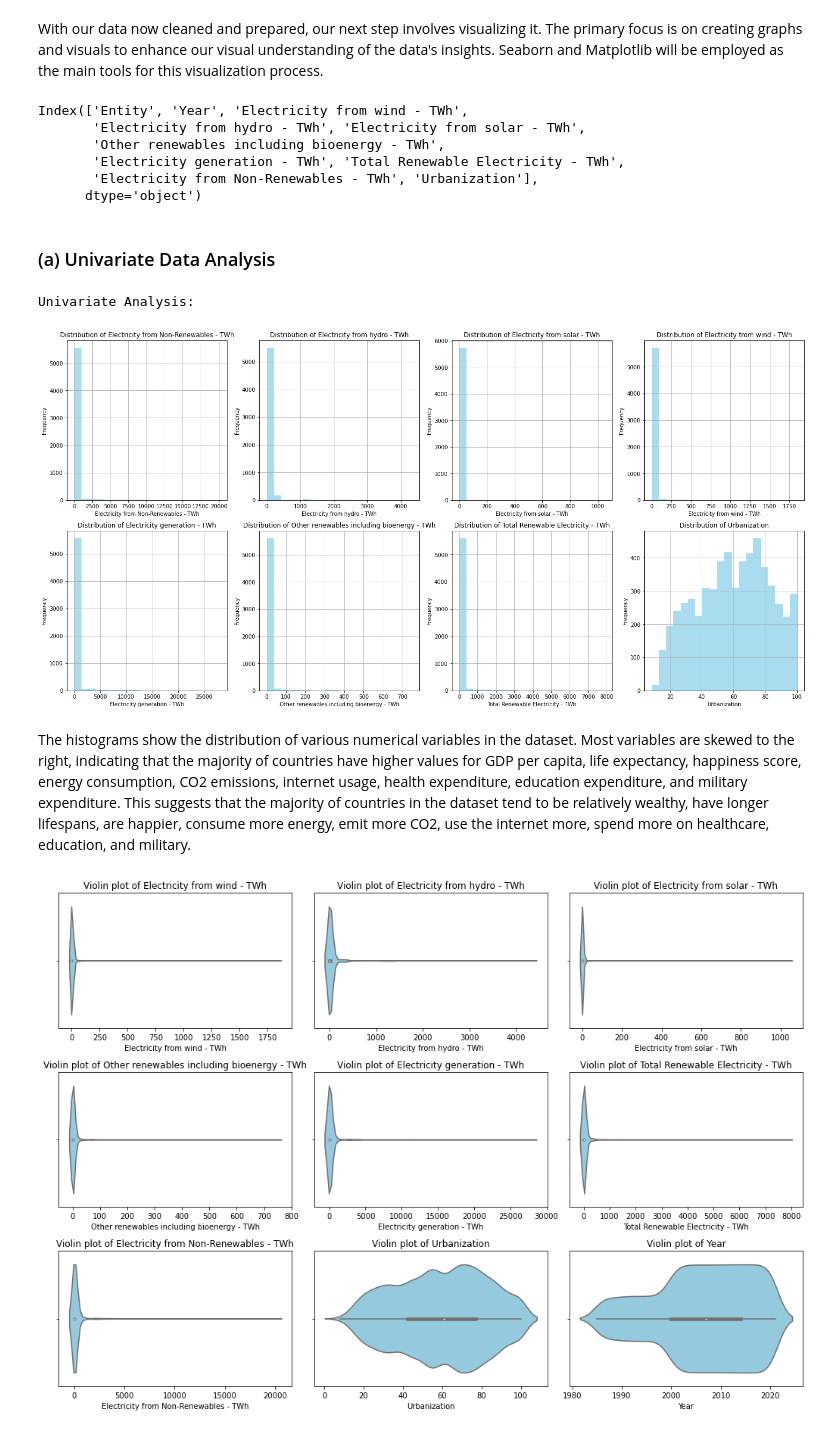
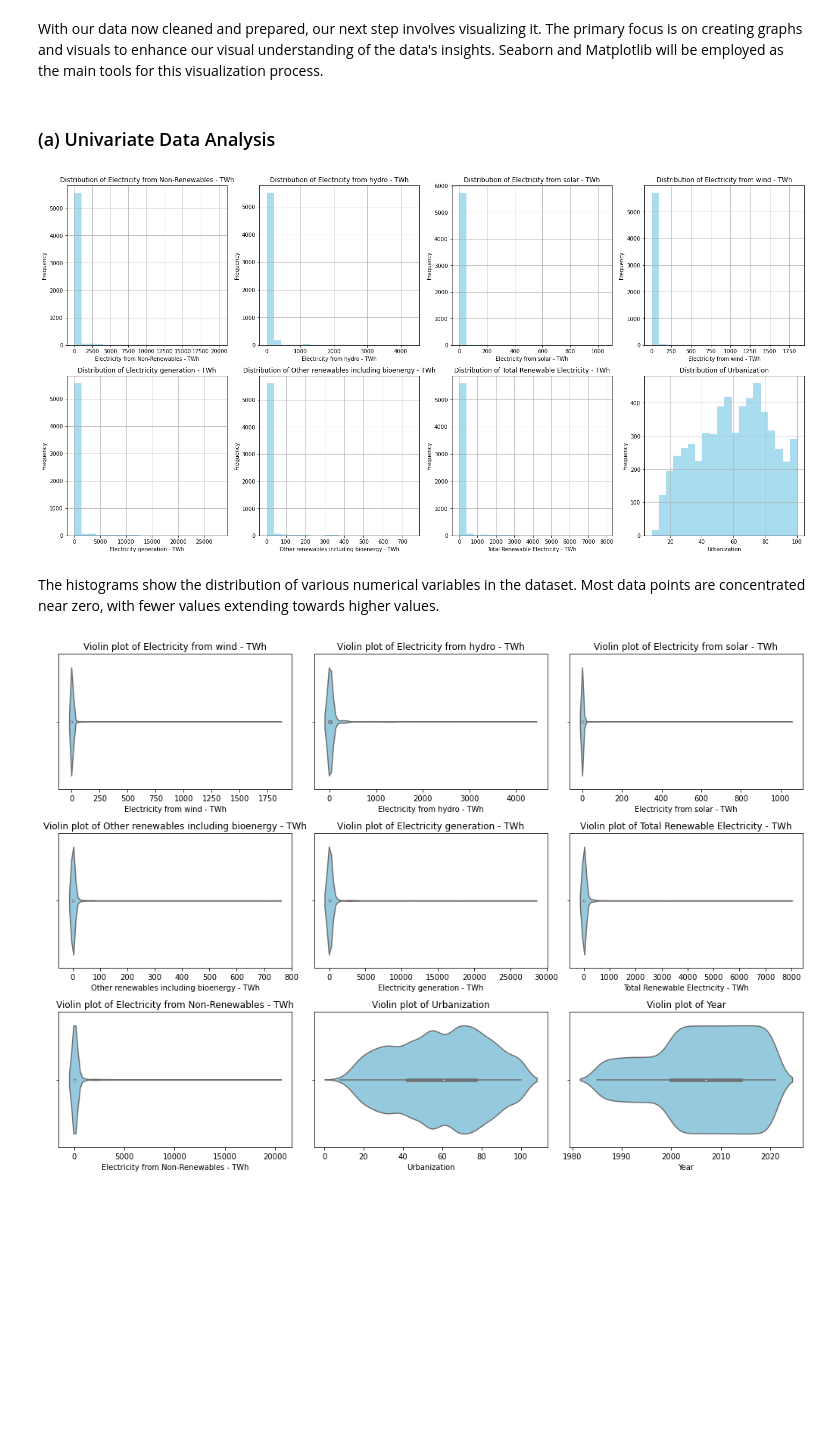
Before and after one commit to marttech26/GLOBAL-POWER-ANALYSIS, a Jupyter notebook: global_renewable_energy.ipynb, the cells around one changed output. Saved outputs shown, nothing was run; the diff lists cells and outputs as text; code cells hidden in the pictures; blank space fills up the shorter version.

```diff
--- a/global_renewable_energy.ipynb
+++ b/global_renewable_energy.ipynb
@@ -430,37 +448,12 @@ merged_df[merged_df['Entity'] == 'World']
 ## 3. Exploratory Data Analysis (EDA)
 # %% [markdown]
 With our data now cleaned and prepared, our next step involves visualizing it. The primary focus is on creating graphs and visuals to enhance our visual understanding of the data's insights. Seaborn and Matplotlib will be employed as the main tools for this visualization process.
-# %%
-merged_df.columns
-# %% [output]
-Index(['Entity', 'Year', 'Electricity from wind - TWh',
-       'Electricity from hydro - TWh', 'Electricity from solar - TWh',
-       'Other renewables including bioenergy - TWh',
-       'Electricity generation - TWh', 'Total Renewable Electricity - TWh',
-       'Electricity from Non-Renewables - TWh', 'Urbanization'],
-      dtype='object')
 # %% [markdown]
 ### (a) Univariate Data Analysis
-# %%
-# Univariate Analysis with histograms
-print("Univariate Analysis:")
-num_cols = merged_df.columns.difference(['Entity', 'Year'])  # Exclude non-numeric columns
-num_plots = len(num_cols)
-fig, axes = plt.subplots(nrows=2, ncols=4, figsize=(20, 10))
-
-for i, col in enumerate(num_cols):
-    row_index = i // (num_plots // 2 + num_plots % 2)
-    col_index = i % (num_plots // 2 + num_plots % 2)
-    merged_df[col].hist(ax=axes[row_index, col_index], bins=20, color='skyblue', alpha=0.7)
-    axes[row_index, col_index].set_title(f'Distribution of {col}')
-    axes[row_index, col_index].set_xlabel(col)
-    axes[row_index, col_index].set_ylabel('Frequency')
-
-plt.tight_layout(pad=1.0)
-plt.show()
-# %% [output]
-Univariate Analysis:
-[figure, removed]
-# %% [markdown]
-The histograms show the distribution of various numerical variables in the dataset. Most variables are skewed to the right, indicating that the majority of countries have higher values for GDP per capita, life expectancy, happiness score, energy consumption, CO2 emissions, internet usage, health expenditure, education expenditure, and military expenditure. This suggests that the majority of countries in the dataset tend to be relatively wealthy, have longer lifespans, are happier, consume more energy, emit more CO2, use the internet more, spend more on healthcare, education, and military.
+# %%
+univariate_analysis_histograms(merged_df)
+# %% [output]
+[figure, added]
+# %% [markdown]
+The histograms show the distribution of various numerical variables in the dataset. Most data points are concentrated near zero, with fewer values extending towards higher values.
 # %%
```
Also changed, not shown: parts of 104 cells of this notebook, 1 other file.
